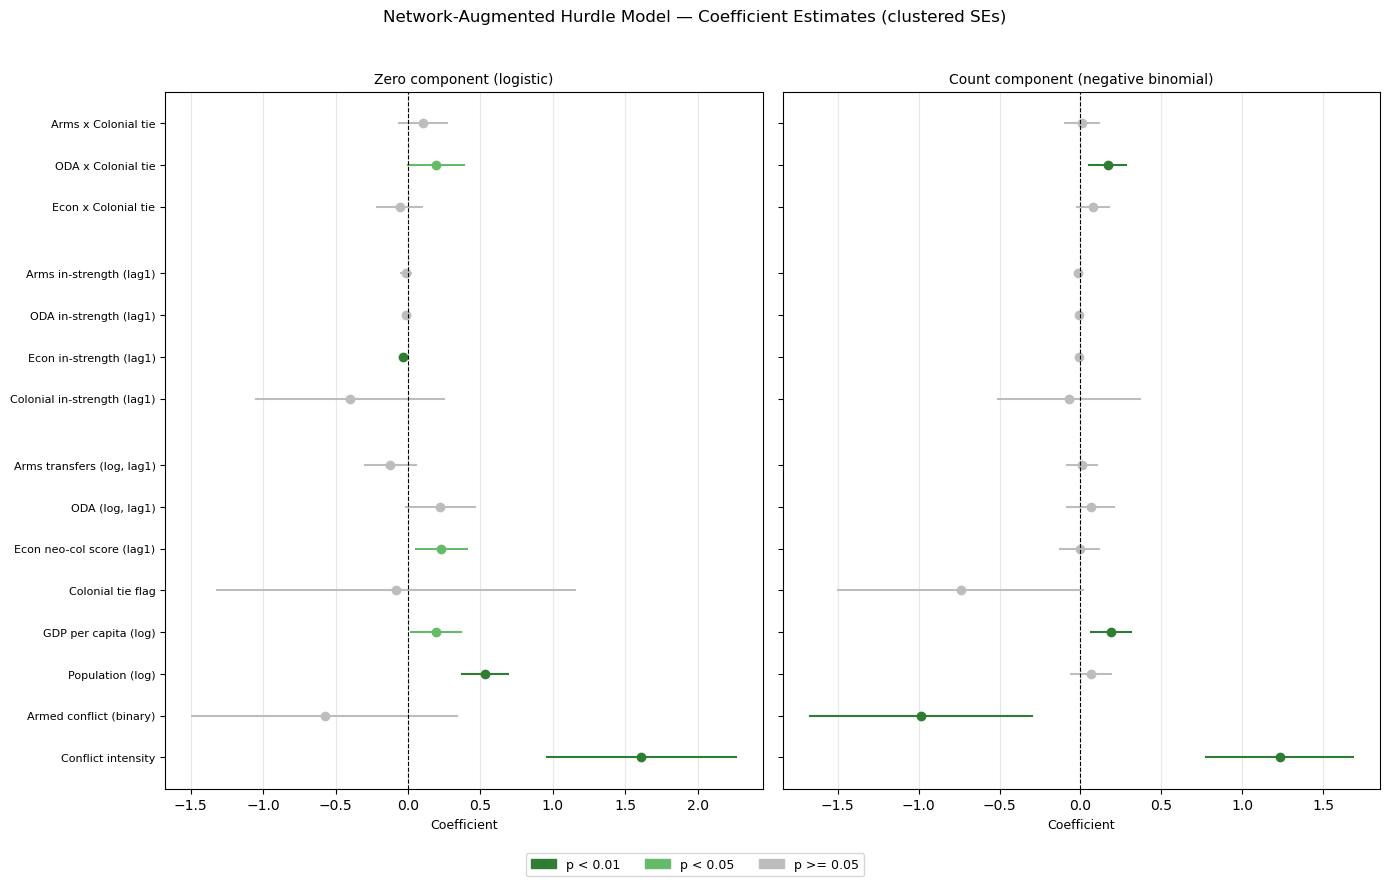
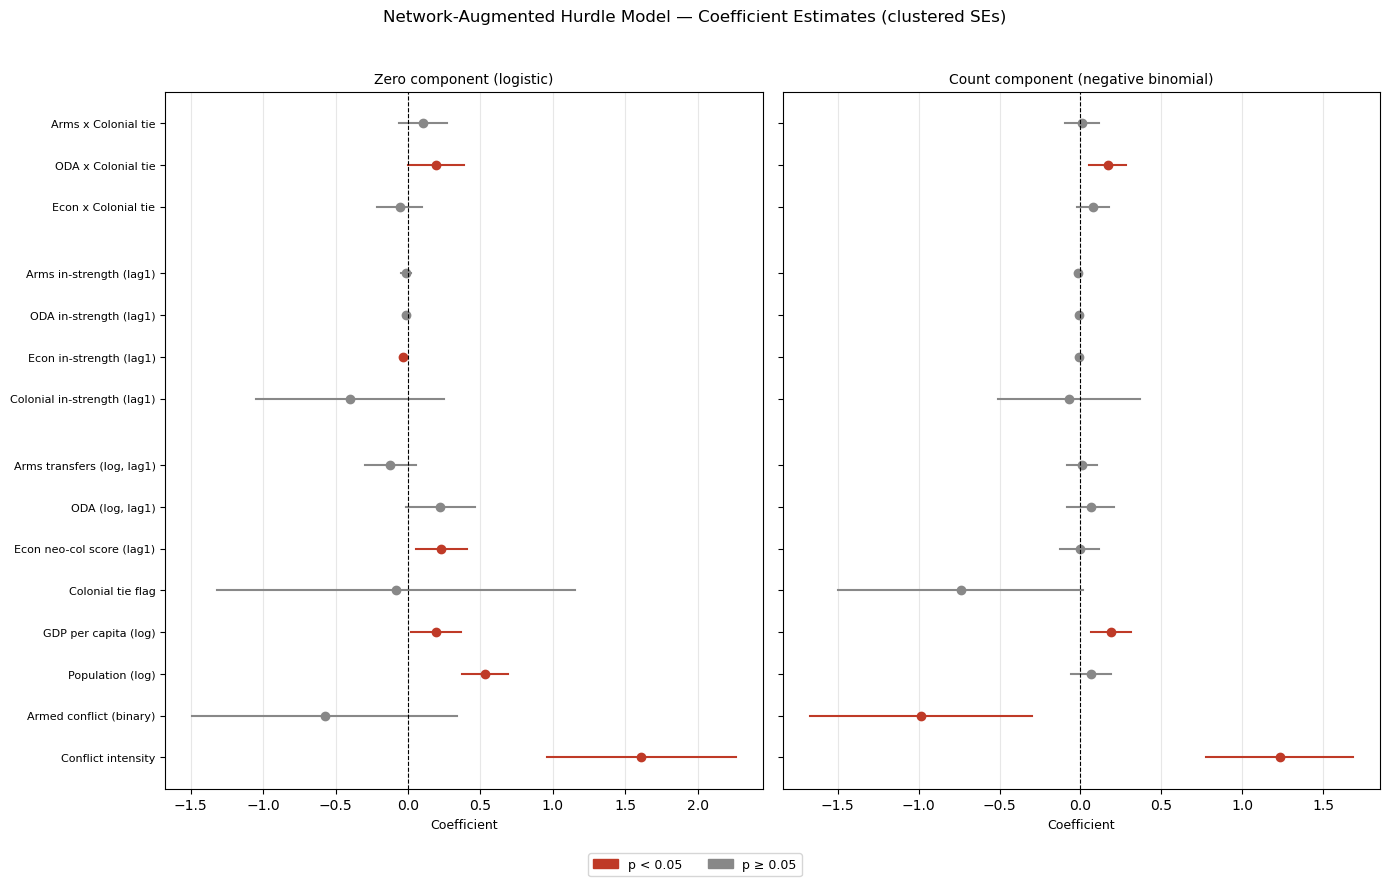
The change to this notebook cell's code, shown as a diff; its figure went from the first image to the second:
--- before
+++ after
@@ -36,7 +36,5 @@
 
 def color_by_p(p):
-    if p < 0.01:  return '#2e7d32'
-    elif p < 0.05: return '#66bb6a'
-    return '#bdbdbd'
+    return RED if p < 0.05 else '#888888'
 
 fig, axes = plt.subplots(1, 2, figsize=(14, 9), sharey=True)
@@ -76,9 +74,8 @@
 
 patches = [
-    mpatches.Patch(color='#2e7d32', label='p < 0.01'),
-    mpatches.Patch(color='#66bb6a', label='p < 0.05'),
-    mpatches.Patch(color='#bdbdbd', label='p >= 0.05')
+    mpatches.Patch(color=RED,       label='p < 0.05'),
+    mpatches.Patch(color='#888888', label='p ≥ 0.05'),
 ]
-fig.legend(handles=patches, loc='lower center', ncol=3, fontsize=9, bbox_to_anchor=(0.5, 0.01))
+fig.legend(handles=patches, loc='lower center', ncol=2, fontsize=9, bbox_to_anchor=(0.5, 0.01))
 plt.tight_layout(rect=[0, 0.05, 1, 0.96])
 plt.savefig(RESULTS_DIR / 'nb17_coefficient_forest.png', dpi=150, bbox_inches='tight')

Commit: fixed up neocolonial stuff